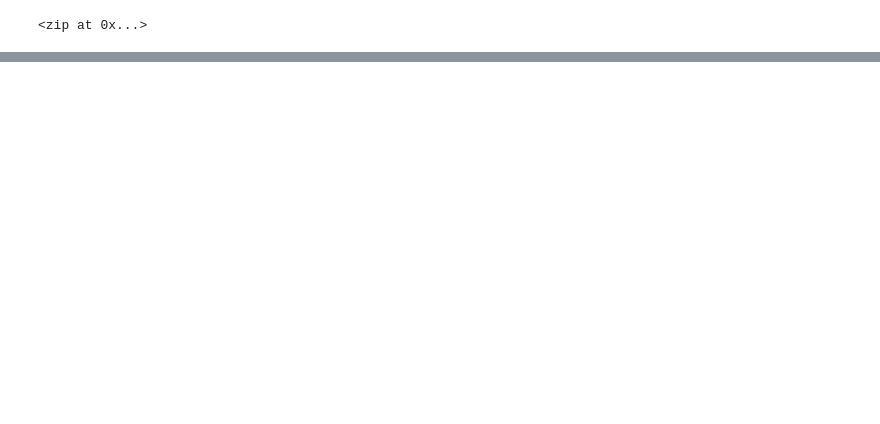
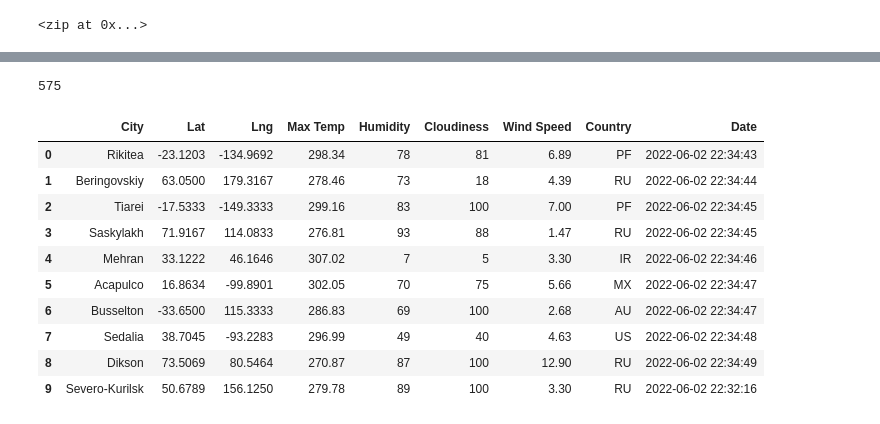
Before and after one commit to pojones/World_Weather_Analysis, a Jupyter notebook: WeatherPy.ipynb, the cells around one changed output, grey strips where cells are left out. Cells and saved outputs as stored; diff of their text form; code cells hidden in the pictures; blank space fills up the shorter version.

Commit message:
modifying gitignore and adding weatherpy file

```diff
--- a/WeatherPy.ipynb
+++ b/WeatherPy.ipynb
@@ -41,0 +48,4 @@ len(cities)
+# %%
+url = "https://api.openweathermap.org/data/2.5/weather?lat=35&lon=139&appid=" + weather_api_key
+# starting url for weather map api call
+print(url)
@@ -41,0 +54,9 @@ len(cities)
+# %%
+# create an endpoint URL for a city
+
+city_url = url + "&q=" + "Boston"
+# creates endpoint reference for a city
+city_weather = requests.get(city_url)
+# uses the get() function to return city weather data in json format
+city_weather.json()
+# prints the data
@@ -41,0 +204,21 @@ len(cities)
+# %%
+print(len(city_data))
+# %% [output]
+575
+# %%
+city_data_df = pd.DataFrame(city_data)
+# convert the 'city_data' array to a dataframe
+city_data_df.head(10)
+# print the first ten rows of the dataframe
+# %% [output]
+|  | City | Lat | Lng | Max Temp | Humidity | Cloudiness | Wind Speed | Country | Date |
+| 0 | Rikitea | -23.1203 | -134.9692 | 298.34 | 78 | 81 | 6.89 | PF | 2022-06-02 22:34:43 |
+| 1 | Beringovskiy | 63.0500 | 179.3167 | 278.46 | 73 | 18 | 4.39 | RU | 2022-06-02 22:34:44 |
+| 2 | Tiarei | -17.5333 | -149.3333 | 299.16 | 83 | 100 | 7.00 | PF | 2022-06-02 22:34:45 |
+| 3 | Saskylakh | 71.9167 | 114.0833 | 276.81 | 93 | 88 | 1.47 | RU | 2022-06-02 22:34:45 |
+| 4 | Mehran | 33.1222 | 46.1646 | 307.02 | 7 | 5 | 3.30 | IR | 2022-06-02 22:34:46 |
+| 5 | Acapulco | 16.8634 | -99.8901 | 302.05 | 70 | 75 | 5.66 | MX | 2022-06-02 22:34:47 |
+| 6 | Busselton | -33.6500 | 115.3333 | 286.83 | 69 | 100 | 2.68 | AU | 2022-06-02 22:34:47 |
+| 7 | Sedalia | 38.7045 | -93.2283 | 296.99 | 49 | 40 | 4.63 | US | 2022-06-02 22:34:48 |
+| 8 | Dikson | 73.5069 | 80.5464 | 270.87 | 87 | 100 | 12.90 | RU | 2022-06-02 22:34:49 |
+| 9 | Severo-Kurilsk | 50.6789 | 156.1250 | 279.78 | 89 | 100 | 3.30 | RU | 2022-06-02 22:32:16 |
```
Also changed, not shown: parts of 12 cells of this notebook, 1 other file.
